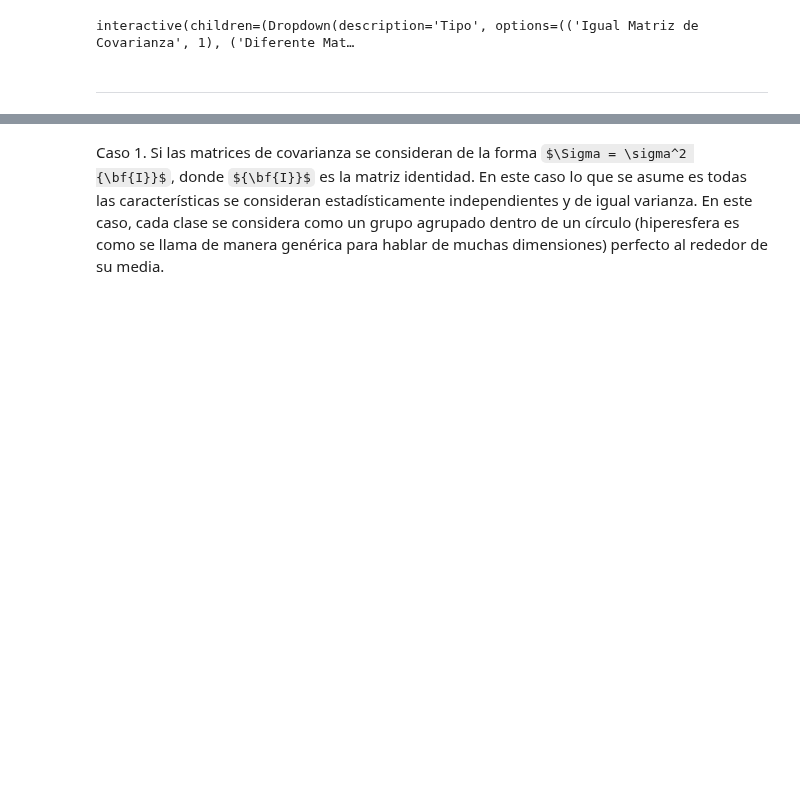
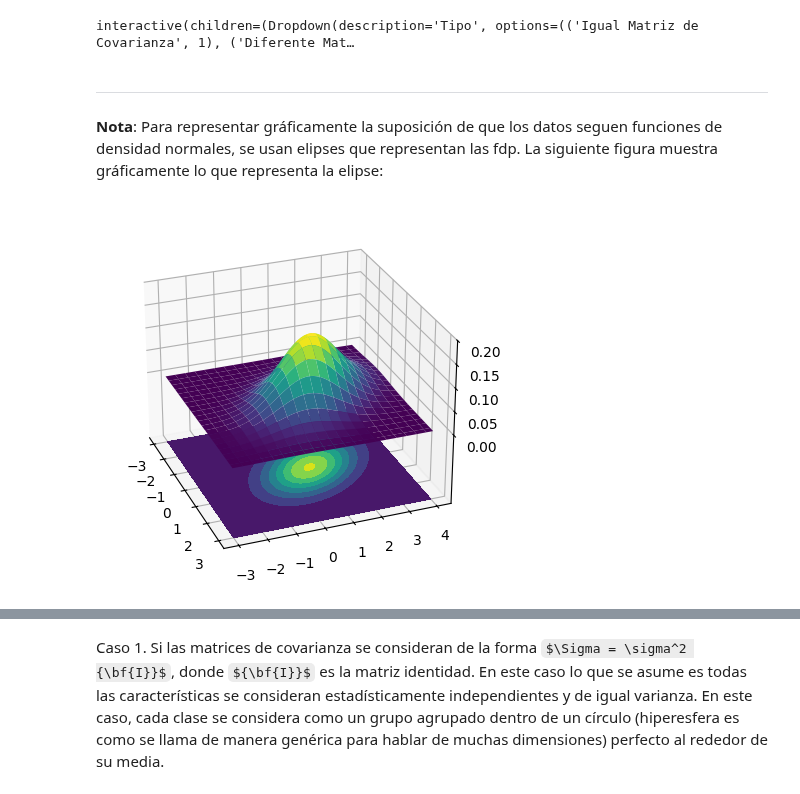
Before and after one commit to JulianCarvajal/Intro_ML_2025, a Jupyter notebook: Clase 03 - Funciones discriminantes Gausianas.ipynb, the cells around one changed output, grey strips where cells are left out. Cells and saved outputs as stored; diff of their text form; code cells hidden in the pictures; some formulas as TeX source; blank space fills up the shorter version.

```diff
--- a/Clase 03 - Funciones discriminantes Gausianas.ipynb
+++ b/Clase 03 - Funciones discriminantes Gausianas.ipynb
@@ -145,4 +145,11 @@ def plot_ellipse(ax, mu ,sigma):
     ellipse = Ellipse(mu,w,h,angle=theta,color='k')
     ellipse.set_alpha(0.2)
     ax.add_artist(ellipse)
+# %% [markdown]
+**Nota**: Para representar gráficamente la suposición de que los datos seguen funciones de densidad normales, se usan elipses que representan las fdp. La siguiente figura muestra gráficamente lo que representa la elipse:
+# %%
+from local.library.PlotGaussians import Plot_Gaussian_3D_2D, plot_contour
+Plot_Gaussian_3D_2D()
+# %% [output]
+[figure, added]
 # %% [markdown]
```
Also changed, not shown: parts of 3 cells of this notebook, 2 other files.
